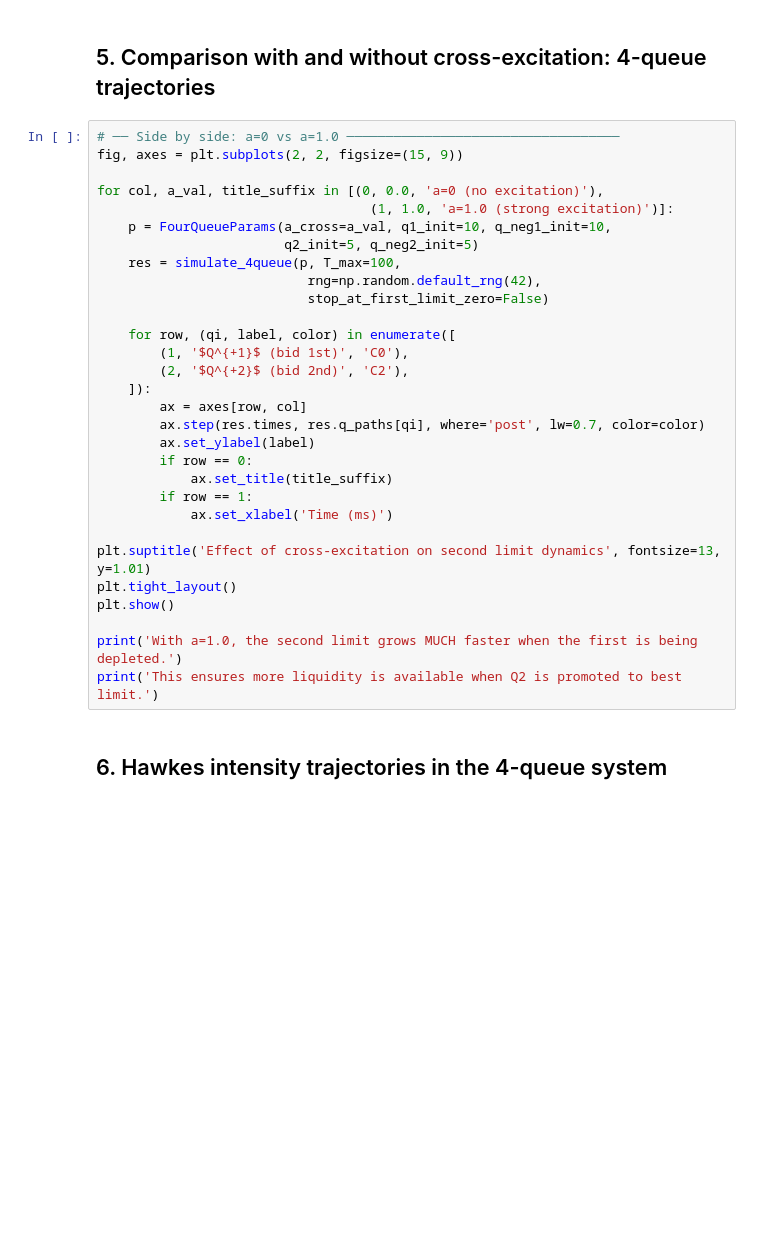
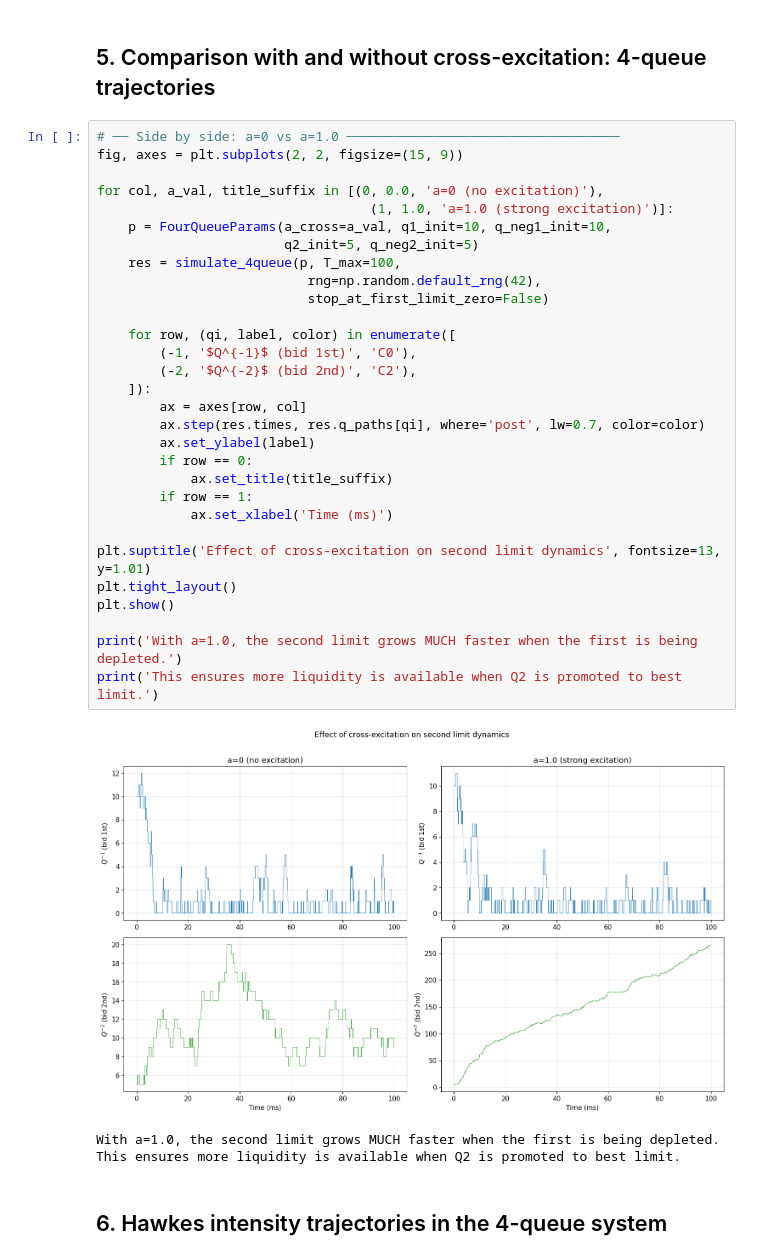
Before and after one commit to ApolloHong/Modal_Order_Book, a Jupyter notebook: 05_four_queue_hawkes.ipynb, the cells around one changed output. Cells and saved outputs as stored; diff of their text form; blank space fills up the shorter version.

```diff
--- a/05_four_queue_hawkes.ipynb
+++ b/05_four_queue_hawkes.ipynb
@@ -321,33 +349,37 @@ print('This models the "rush to queue" effect: participants anticipate promotion
 # %%
 # ── Side by side: a=0 vs a=1.0 ───────────────────────────────────
 fig, axes = plt.subplots(2, 2, figsize=(15, 9))
 
 for col, a_val, title_suffix in [(0, 0.0, 'a=0 (no excitation)'),
                                    (1, 1.0, 'a=1.0 (strong excitation)')]:
     p = FourQueueParams(a_cross=a_val, q1_init=10, q_neg1_init=10,
                         q2_init=5, q_neg2_init=5)
     res = simulate_4queue(p, T_max=100,
                            rng=np.random.default_rng(42),
                            stop_at_first_limit_zero=False)
 
     for row, (qi, label, color) in enumerate([
-        (1, '$Q^{+1}$ (bid 1st)', 'C0'),
-        (2, '$Q^{+2}$ (bid 2nd)', 'C2'),
+        (-1, '$Q^{-1}$ (bid 1st)', 'C0'),
+        (-2, '$Q^{-2}$ (bid 2nd)', 'C2'),
     ]):
         ax = axes[row, col]
         ax.step(res.times, res.q_paths[qi], where='post', lw=0.7, color=color)
         ax.set_ylabel(label)
         if row == 0:
             ax.set_title(title_suffix)
         if row == 1:
             ax.set_xlabel('Time (ms)')
 
 plt.suptitle('Effect of cross-excitation on second limit dynamics', fontsize=13, y=1.01)
 plt.tight_layout()
 plt.show()
 
 print('With a=1.0, the second limit grows MUCH faster when the first is being depleted.')
 print('This ensures more liquidity is available when Q2 is promoted to best limit.')
+# %% [output]
+[figure, added]
+With a=1.0, the second limit grows MUCH faster when the first is being depleted.
+This ensures more liquidity is available when Q2 is promoted to best limit.
 # %% [markdown]
 ## 6. Hawkes intensity trajectories in the 4-queue system
 # %%
```
Also changed, not shown: parts of 14 cells of this notebook, 8 other files.
